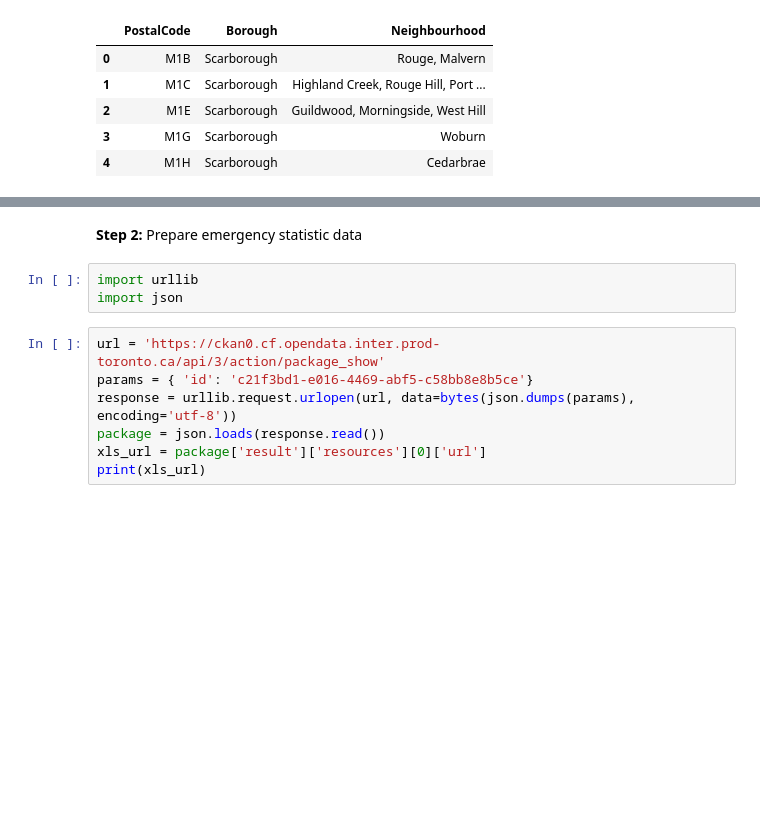
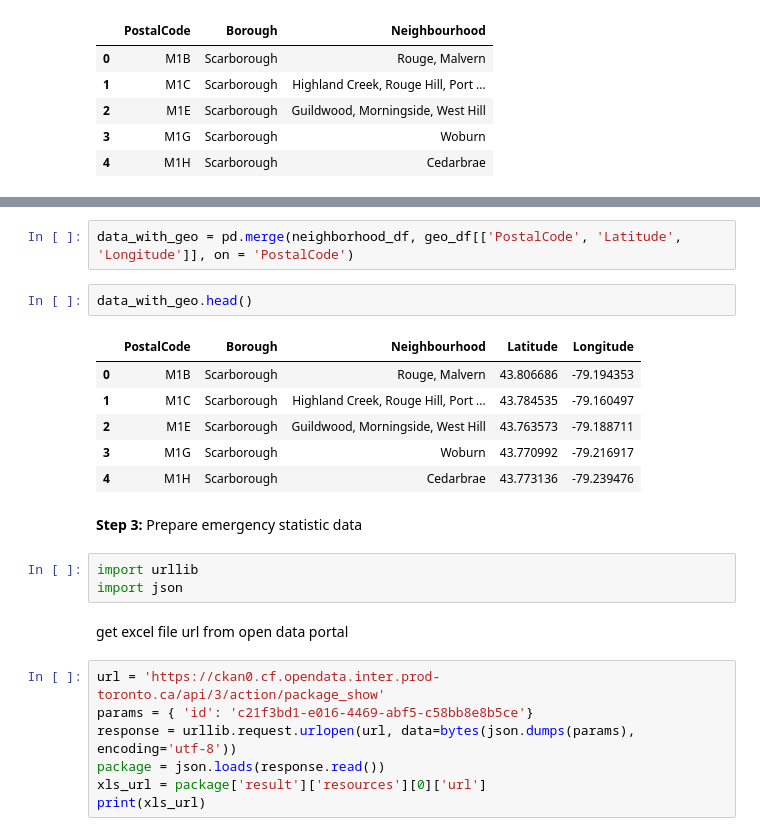
Before and after one commit to mukonin/Coursera_Capstone, a Jupyter notebook: Emergency Facilities Prediction.ipynb, the cells around one changed output, grey strips where cells are left out. Saved outputs shown, nothing was run; the diff lists cells and outputs as text; blank space fills up the shorter version.

```diff
--- a/Emergency Facilities Prediction.ipynb
+++ b/Emergency Facilities Prediction.ipynb
@@ -30,8 +54,21 @@ See the caveats in the documentation: http://pandas.pydata.org/pandas-docs/stabl
+# %%
+data_with_geo = pd.merge(neighborhood_df, geo_df[['PostalCode', 'Latitude', 'Longitude']], on = 'PostalCode')
+# %%
+data_with_geo.head()
+# %% [output]
+|  | PostalCode | Borough | Neighbourhood | Latitude | Longitude |
+| 0 | M1B | Scarborough | Rouge, Malvern | 43.806686 | -79.194353 |
+| 1 | M1C | Scarborough | Highland Creek, Rouge Hill, Port ... | 43.784535 | -79.160497 |
+| 2 | M1E | Scarborough | Guildwood, Morningside, West Hill | 43.763573 | -79.188711 |
+| 3 | M1G | Scarborough | Woburn | 43.770992 | -79.216917 |
+| 4 | M1H | Scarborough | Cedarbrae | 43.773136 | -79.239476 |
 # %% [markdown]
-**Step 2:** Prepare emergency statistic data
+**Step 3:** Prepare emergency statistic data
 # %%
 import urllib
 import json
+# %% [markdown]
+get excel file url from open data portal
 # %%
 url = 'https://ckan0.cf.opendata.inter.prod-toronto.ca/api/3/action/package_show'
 params = { 'id': 'c21f3bd1-e016-4469-abf5-c58bb8e8b5ce'}
```
Also changed, not shown: parts of 37 cells of this notebook.
